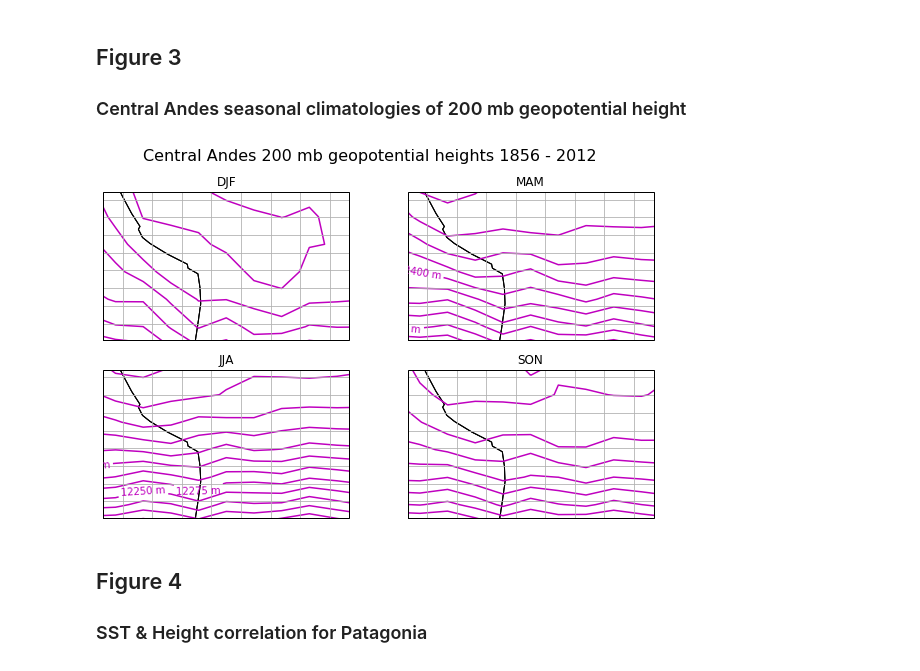
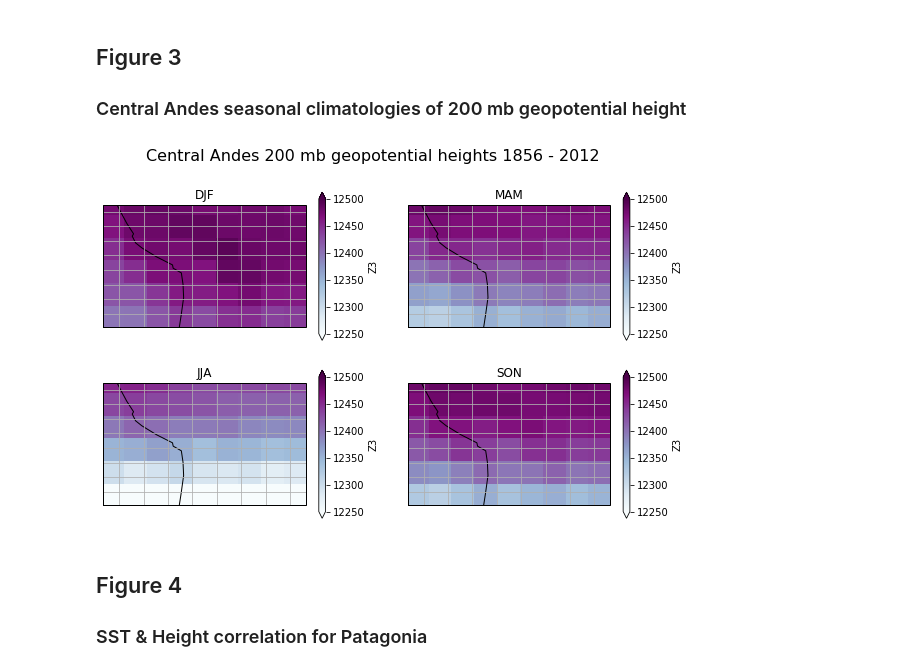
Before and after one commit to amvaruolo-clarke/rces-project, a Jupyter notebook: rces-project-20181129.ipynb, the cells around one changed output. Saved outputs shown, nothing was run; the diff lists cells and outputs as text; code cells hidden in the pictures.

```diff
--- a/rces-project-20181129.ipynb
+++ b/rces-project-20181129.ipynb
@@ -366,8 +366,9 @@ ax[0,0].add_feature(cfeature.LAND, facecolor = 'w', edgecolor = 'k') # add land,
 ax[0,0].add_feature(cfeature.COASTLINE, edgecolor = 'k') # add coastline feature and set color to be white and edgecolor to be black
 
 
-cs = hgt_season.Z3.sel(season = 'DJF').plot.contour(transform = data_proj, ax = ax[0,0], levels = 100, colors = 'm')
-plt.clabel(cs, fmt = '%1.0f m') # use plt to format the contour labels using clabel, %1.0f tell python to only show string of whole numbers and we added unit
+#cs = hgt_season.Z3.sel(season = 'DJF').plot.contour(transform = data_proj, ax = ax[0,0], levels = 100, colors = 'm')
+#plt.clabel(cs, fmt = '%1.0f m') # use plt to format the contour labels using clabel, %1.0f tell python to only show string of whole numbers and we added unit
+cs1 = hgt_season.Z3.sel(season = 'DJF').plot(transform = data_proj, vmin = 12250, vmax = 12500, cmap = 'BuPu', ax = ax[0,0]); #, cbar_kwargs = {'shrink':0.5}, )
 ax[0,0].gridlines();
 ax[0,0].set_title('DJF');
 
@@ -377,42 +378,45 @@ ax[0,1].add_feature(cfeature.OCEAN, facecolor = 'w', edgecolor = 'k') # add ocea
 ax[0,1].add_feature(cfeature.LAND, facecolor = 'w', edgecolor = 'k') # add land,make it white with black edges
 ax[0,1].add_feature(cfeature.COASTLINE, edgecolor = 'k') # add coastline feature and set color to be white and edgecolor to be black
 
 
-cs = hgt_season.Z3.sel(season = 'MAM').plot.contour(transform = data_proj, ax = ax[0,1], levels = 100, colors = 'm')
-plt.clabel(cs, fmt = '%1.0f m') # use plt to format the contour labels using clabel, %1.0f tell python to only show string of whole numbers and we added unit
+#cs = hgt_season.Z3.sel(season = 'MAM').plot.contour(transform = data_proj, ax = ax[0,1], levels = 100, colors = 'm')
+#plt.clabel(cs, fmt = '%1.0f m') # use plt to format the contour labels using clabel, %1.0f tell python to only show string of whole numbers and we added unit
+cs1 = hgt_season.Z3.sel(season = 'MAM').plot(transform = data_proj, vmin = 12250, vmax = 12500, cmap = 'BuPu', ax = ax[0,1]);
 ax[0,1].gridlines();
 ax[0,1].set_title('MAM');
 
 ax[1,0].set_extent(extent) # set extent based on what we have defined above
 
 ax[1,0].add_feature(cfeature.OCEAN, facecolor = 'w', edgecolor = 'k') # add ocean, make it white
 ax[1,0].add_feature(cfeature.LAND, facecolor = 'w', edgecolor = 'k') # add land,make it white with black edges
 ax[1,0].add_feature(cfeature.COASTLINE, edgecolor = 'k') # add coastline feature and set color to be white and edgecolor to be black
 
 
-cs = hgt_season.Z3.sel(season = 'JJA').plot.contour(transform = data_proj, ax = ax[1,0], levels = 100, colors = 'm')
-plt.clabel(cs, fmt = '%1.0f m') # use plt to format the contour labels using clabel, %1.0f tell python to only show string of whole numbers and we added unit
+#cs = hgt_season.Z3.sel(season = 'JJA').plot.contour(transform = data_proj, ax = ax[1,0], levels = 100, colors = 'm')
+#plt.clabel(cs, fmt = '%1.0f m') # use plt to format the contour labels using clabel, %1.0f tell python to only show string of whole numbers and we added unit
+cs1 = hgt_season.Z3.sel(season = 'JJA').plot(transform = data_proj, vmin = 12250, vmax = 12500, cmap = 'BuPu', ax = ax[1,0]);
 ax[1,0].gridlines();
 ax[1,0].set_title('JJA');
 
 ax[1,1].set_extent(extent) # set extent based on what we have defined above
 
 ax[1,1].add_feature(cfeature.OCEAN, facecolor = 'w', edgecolor = 'k') # add ocean, make it white
 ax[1,1].add_feature(cfeature.LAND, facecolor = 'w', edgecolor = 'k') # add land,make it white with black edges
 ax[1,1].add_feature(cfeature.COASTLINE, edgecolor = 'k') # add coastline feature and set color to be white and edgecolor to be black
 
 
-cs = hgt_season.Z3.sel(season = 'SON').plot.contour(transform = data_proj, ax = ax[1,1], levels = 100, colors = 'm')
-plt.clabel(cs, fmt = '%1.0f m') # use plt to format the contour labels using clabel, %1.0f tell python to only show string of whole numbers and we added unit
+#cs = hgt_season.Z3.sel(season = 'SON').plot.contour(transform = data_proj, ax = ax[1,1], levels = 100, colors = 'm')
+#plt.clabel(cs, fmt = '%1.0f m') # use plt to format the contour labels using clabel, %1.0f tell python to only show string of whole numbers and we added unit
+cs1 = hgt_season.Z3.sel(season = 'SON').plot(transform = data_proj, vmin = 12250, vmax = 12500, cmap = 'BuPu', ax = ax[1,1]);
 ax[1,1].gridlines();
 ax[1,1].set_title('SON');
 
-cbar_ax = fig.add_axes([0.85, 0.15, 0.05, 0.7])
-fig.colorbar(im, cax=cbar_ax)
+#cbar_ax = fig.add_axes([0.85, 0.15, 0.05, 0.7])
+#fig.colorbar(cs1, cax=cbar_ax)
 
 fig.savefig('rces-project_fig3.png')
 # %% [output]
-[figure, old version]
+[figure, new version]
 # %% [markdown]
 ## Figure 4
 ### SST & Height correlation for Patagonia
```
Also changed, not shown: parts of 4 cells of this notebook.
